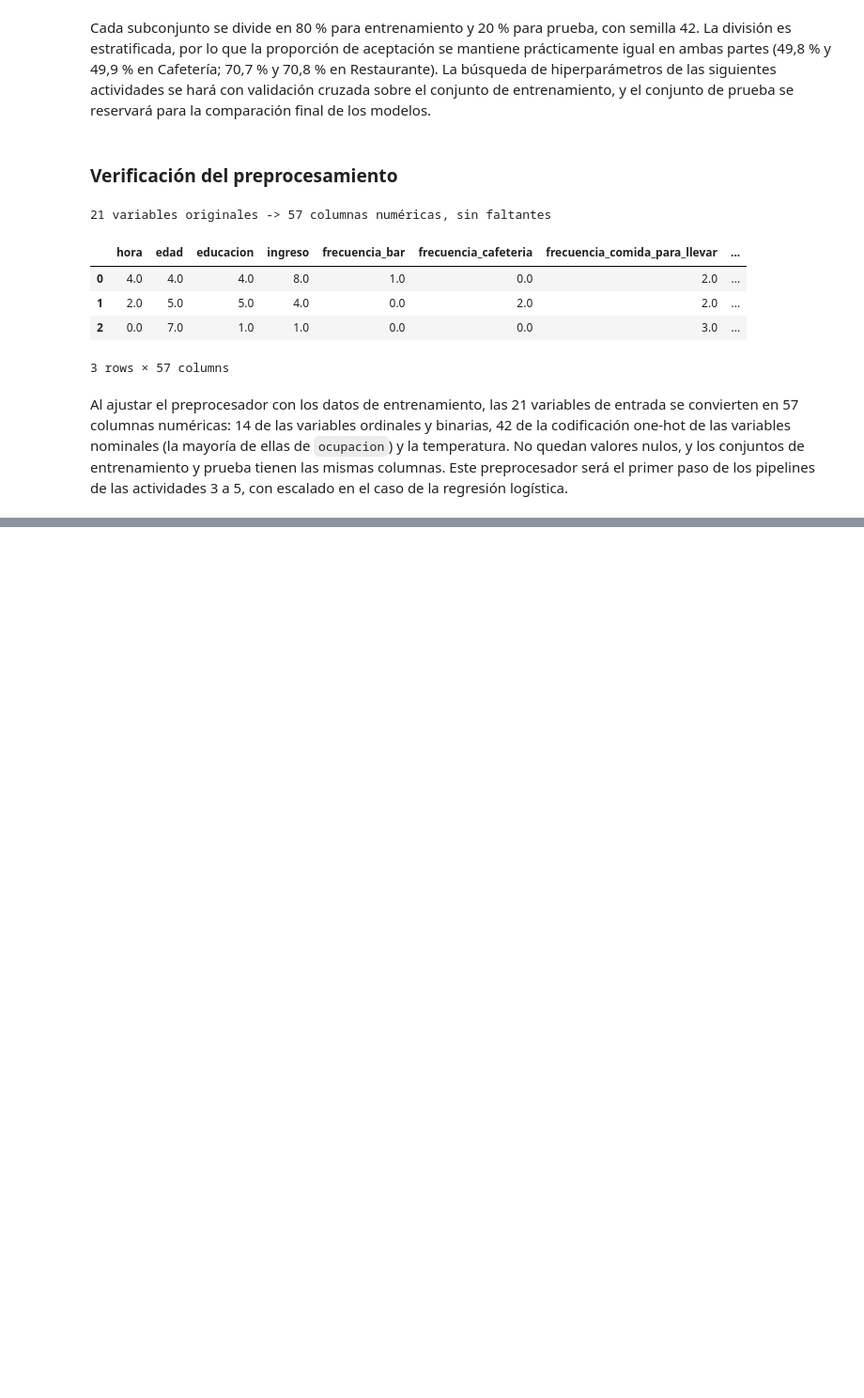
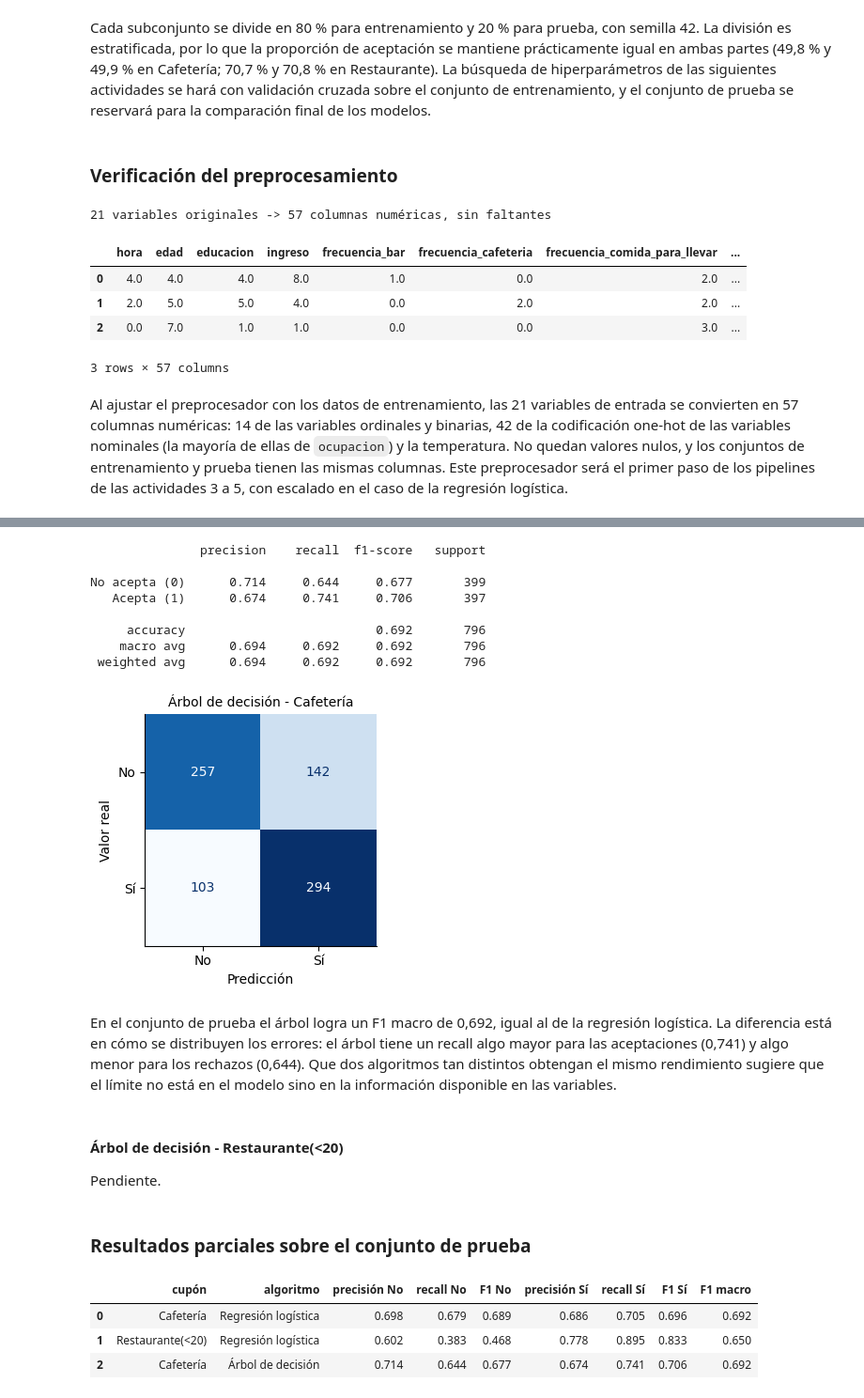
Before and after one commit to DanielGT27-Q/Laboratorio_3_MC, a Jupyter notebook: Laboratorio_3.ipynb, the cells around one changed output, grey strips where cells are left out. Shown at 94% size. Saved outputs shown, nothing was run; the diff lists cells and outputs as text; code cells hidden in the pictures; blank space fills up the shorter version.

```diff
--- a/Laboratorio_3.ipynb
+++ b/Laboratorio_3.ipynb
@@ -465,0 +658,13 @@ escalado en el caso de la regresión logística.
+# %%
+grilla_arbol = {
+    "modelo__max_depth": [3, 5, 7, 10, 15, None],
+    "modelo__min_samples_leaf": [1, 5, 10, 20, 50],
+    "modelo__criterion": ["gini", "entropy", "log_loss"],
+}
+
+
+def pipeline_arbol():
+    return Pipeline([
+        ("preprocesamiento", crear_preprocesador()),
+        ("modelo", DecisionTreeClassifier(random_state=SEED)),
+    ])
@@ -465,0 +673,3 @@ escalado en el caso de la regresión logística.
+# %%
+busqueda_arbol_caf = buscar(pipeline_arbol(), grilla_arbol, "Cafetería")
+resumen_busqueda(busqueda_arbol_caf)
@@ -465,0 +695,30 @@ escalado en el caso de la regresión logística.
+# %%
+evaluar_en_prueba(busqueda_arbol_caf, "Cafetería", "Árbol de decisión")
+# %% [output]
+               precision    recall  f1-score   support
+
+No acepta (0)      0.714     0.644     0.677       399
+   Acepta (1)      0.674     0.741     0.706       397
+
+     accuracy                          0.692       796
+    macro avg      0.694     0.692     0.692       796
+ weighted avg      0.694     0.692     0.692       796
+[figure, added]
+# %% [markdown]
+En el conjunto de prueba el árbol logra un F1 macro de 0,692, igual al de la regresión logística. La diferencia está
+en cómo se distribuyen los errores: el árbol tiene un recall algo mayor para las aceptaciones (0,741) y algo menor
+para los rechazos (0,644). Que dos algoritmos tan distintos obtengan el mismo rendimiento sugiere que el límite no
+está en el modelo sino en la información disponible en las variables.
+# %% [markdown]
+#### Árbol de decisión - Restaurante(<20)
+
+Pendiente.
+# %% [markdown]
+### Resultados parciales sobre el conjunto de prueba
+# %%
+pd.DataFrame(resultados_prueba).round(3)
+# %% [output]
+|  | cupón | algoritmo | precisión No | recall No | F1 No | precisión Sí | recall Sí | F1 Sí | F1 macro |
+| 0 | Cafetería | Regresión logística | 0.698 | 0.679 | 0.689 | 0.686 | 0.705 | 0.696 | 0.692 |
+| 1 | Restaurante(<20) | Regresión logística | 0.602 | 0.383 | 0.468 | 0.778 | 0.895 | 0.833 | 0.650 |
+| 2 | Cafetería | Árbol de decisión | 0.714 | 0.644 | 0.677 | 0.674 | 0.741 | 0.706 | 0.692 |
```
Also changed, not shown: parts of 21 cells of this notebook.
